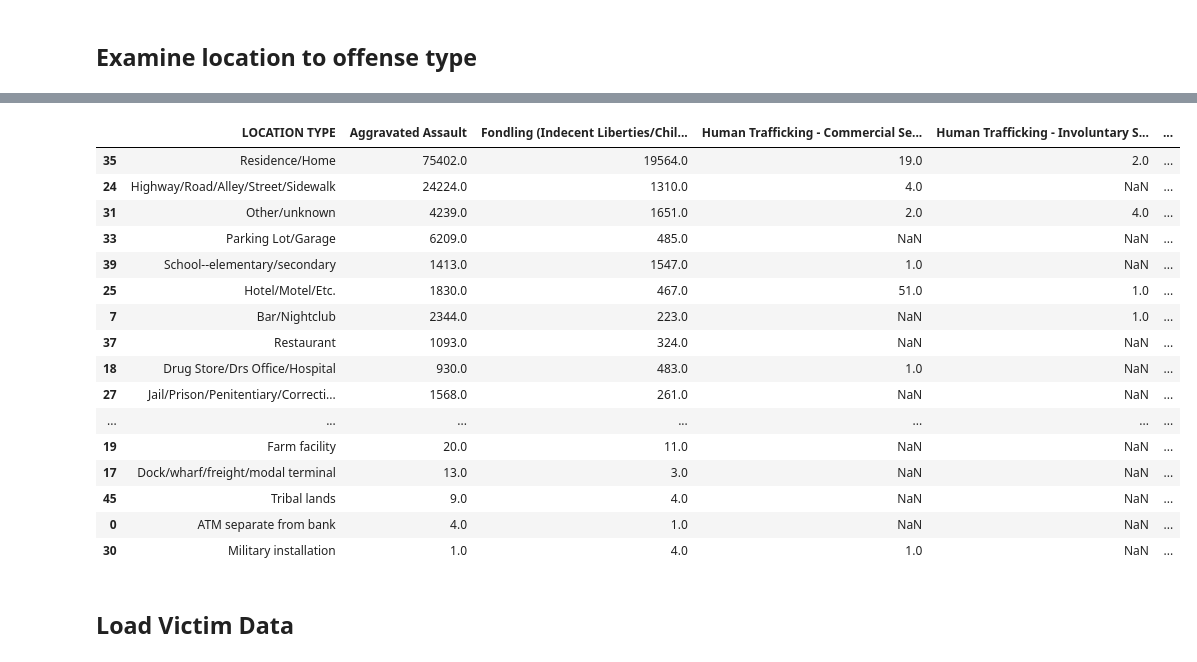
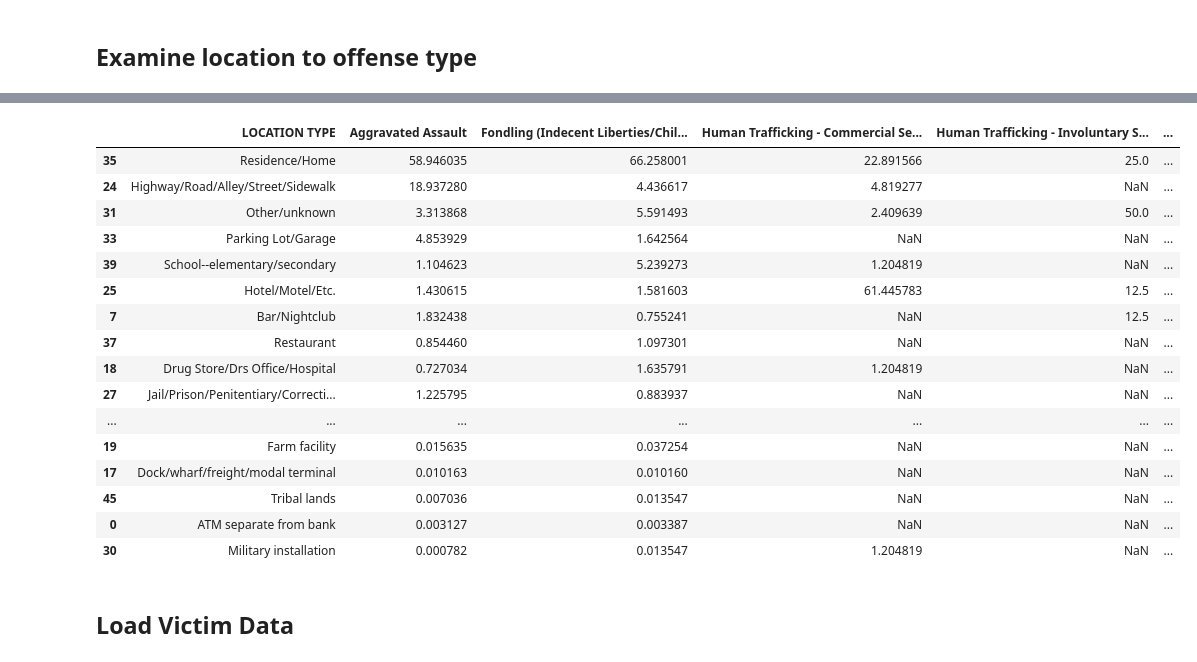
Before and after one commit to castle8080/violence_research, a Jupyter notebook: nat_incident_data.ipynb, the cells around one changed output, grey strips where cells are left out. Drawn from its saved outputs; the diff is of its cells as text; code cells hidden in the pictures.

```diff
--- a/nat_incident_data.ipynb
+++ b/nat_incident_data.ipynb
@@ -270,6 +270,7 @@ v_1v1_incidents.groupby(['UCR OFFENSE CODE']).size().reset_index().rename(column
 # %% [markdown]
 ## Examine location to offense type
 # %%
+# Creates a matrix of counts grouped by the values of 2 columns.
 def related_category_counts(df, x_col, y_col):
     total_count_field = f"{y_col} Total Count"
     total_counts = (df
@@ -297,3 +298,11 @@ def related_category_counts(df, x_col, y_col):
 
     stats = stats.sort_values(by=total_count_field, ascending=False)
     return stats
+
+# Goes through numeric columns and converts values to percentages of the total for each row of that column.
+def to_column_percents(df):
+    p_df = df.copy()
+    for c in p_df.columns:
+        if p_df[c].dtype.kind in {'i', 'u', 'f'}:
+            p_df[c] = 100.0 * p_df[c] / p_df[c].sum()
+    return p_df
@@ -300,23 +329,23 @@ def related_category_counts(df, x_col, y_col):
 # %%
-related_category_counts(v_1v1_incidents, 'UCR OFFENSE CODE', 'LOCATION TYPE')
+to_column_percents(related_category_counts(v_1v1_incidents, 'UCR OFFENSE CODE', 'LOCATION TYPE'))
 # %% [output]
 |  | LOCATION TYPE | Aggravated Assault | Fondling (Indecent Liberties/Chil... | Human Trafficking - Commercial Se... | Human Trafficking - Involuntary S... | ... |
-| 35 | Residence/Home | 75402.0 | 19564.0 | 19.0 | 2.0 | ... |
-| 24 | Highway/Road/Alley/Street/Sidewalk | 24224.0 | 1310.0 | 4.0 | NaN | ... |
-| 31 | Other/unknown | 4239.0 | 1651.0 | 2.0 | 4.0 | ... |
-| 33 | Parking Lot/Garage | 6209.0 | 485.0 | NaN | NaN | ... |
-| 39 | School--elementary/secondary | 1413.0 | 1547.0 | 1.0 | NaN | ... |
-| 25 | Hotel/Motel/Etc. | 1830.0 | 467.0 | 51.0 | 1.0 | ... |
-| 7 | Bar/Nightclub | 2344.0 | 223.0 | NaN | 1.0 | ... |
-| 37 | Restaurant | 1093.0 | 324.0 | NaN | NaN | ... |
-| 18 | Drug Store/Drs Office/Hospital | 930.0 | 483.0 | 1.0 | NaN | ... |
-| 27 | Jail/Prison/Penitentiary/Correcti... | 1568.0 | 261.0 | NaN | NaN | ... |
+| 35 | Residence/Home | 58.946035 | 66.258001 | 22.891566 | 25.0 | ... |
+| 24 | Highway/Road/Alley/Street/Sidewalk | 18.937280 | 4.436617 | 4.819277 | NaN | ... |
+| 31 | Other/unknown | 3.313868 | 5.591493 | 2.409639 | 50.0 | ... |
+| 33 | Parking Lot/Garage | 4.853929 | 1.642564 | NaN | NaN | ... |
+| 39 | School--elementary/secondary | 1.104623 | 5.239273 | 1.204819 | NaN | ... |
+| 25 | Hotel/Motel/Etc. | 1.430615 | 1.581603 | 61.445783 | 12.5 | ... |
+| 7 | Bar/Nightclub | 1.832438 | 0.755241 | NaN | 12.5 | ... |
+| 37 | Restaurant | 0.854460 | 1.097301 | NaN | NaN | ... |
+| 18 | Drug Store/Drs Office/Hospital | 0.727034 | 1.635791 | 1.204819 | NaN | ... |
+| 27 | Jail/Prison/Penitentiary/Correcti... | 1.225795 | 0.883937 | NaN | NaN | ... |
 | ... | ... | ... | ... | ... | ... | ... |
-| 19 | Farm facility | 20.0 | 11.0 | NaN | NaN | ... |
-| 17 | Dock/wharf/freight/modal terminal | 13.0 | 3.0 | NaN | NaN | ... |
-| 45 | Tribal lands | 9.0 | 4.0 | NaN | NaN | ... |
-| 0 | ATM separate from bank | 4.0 | 1.0 | NaN | NaN | ... |
-| 30 | Military installation | 1.0 | 4.0 | 1.0 | NaN | ... |
+| 19 | Farm facility | 0.015635 | 0.037254 | NaN | NaN | ... |
+| 17 | Dock/wharf/freight/modal terminal | 0.010163 | 0.010160 | NaN | NaN | ... |
+| 45 | Tribal lands | 0.007036 | 0.013547 | NaN | NaN | ... |
+| 0 | ATM separate from bank | 0.003127 | 0.003387 | NaN | NaN | ... |
+| 30 | Military installation | 0.000782 | 0.013547 | 1.204819 | NaN | ... |
 # %% [markdown]
 ## Load Victim Data
 # %%
```
Also changed, not shown: parts of 5 cells of this notebook.
